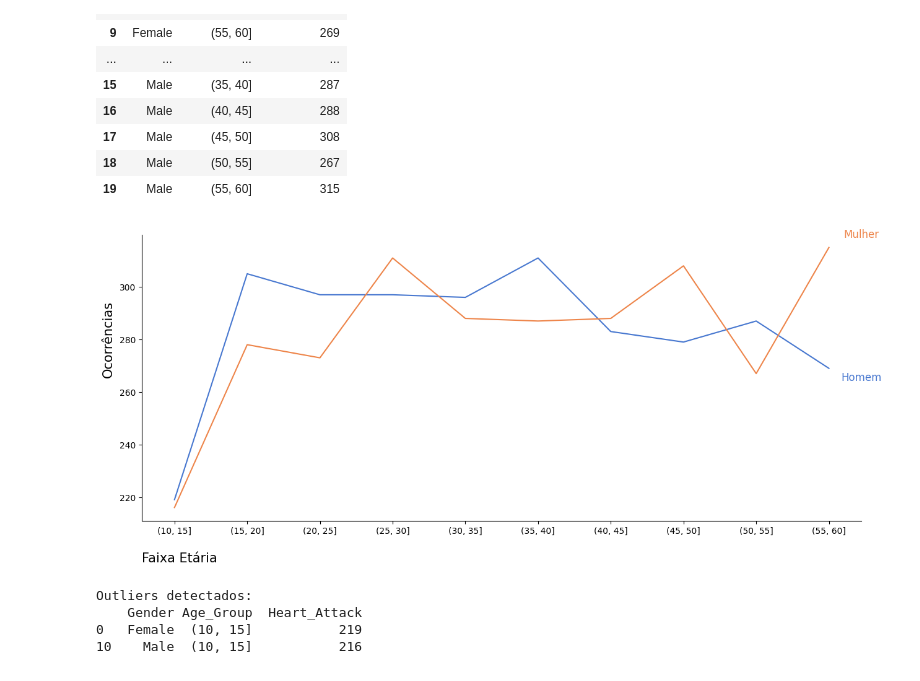
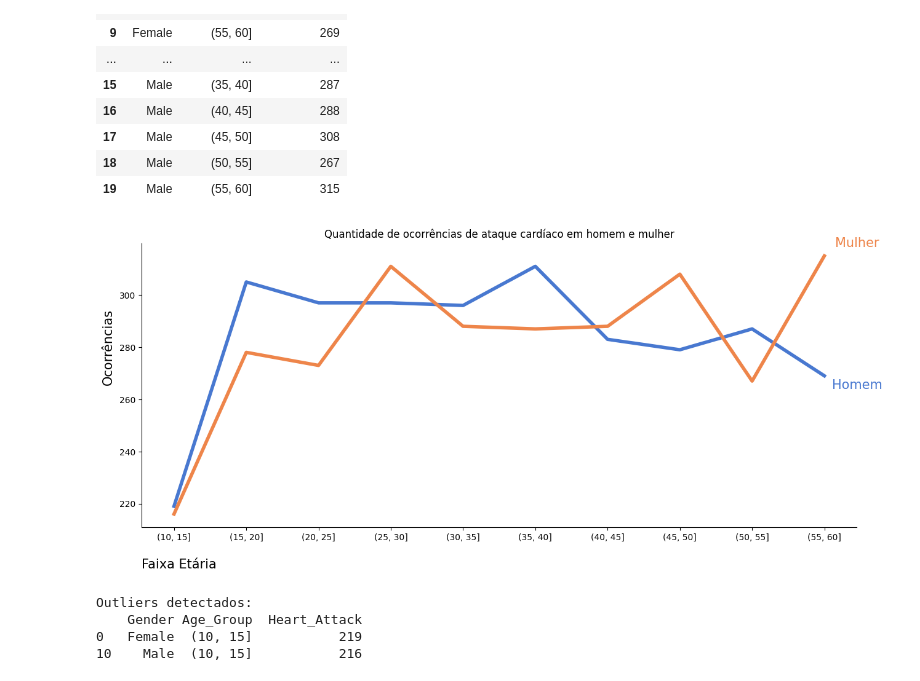
Before and after one commit to Gui-Leao/Heart-Attack-Prediction, a Jupyter notebook: EDA.ipynb, the cells around one changed output. Drawn from its saved outputs; the diff is of its cells as text; code cells hidden in the pictures.

```diff
--- a/EDA.ipynb
+++ b/EDA.ipynb
@@ -192,26 +196,24 @@ df_occurrences_by_age_and_gender
 | 18 | Male | (50, 55] | 267 |
 | 19 | Male | (55, 60] | 315 |
 # %%
-# Escolhendo essa paleta de cores
-sns.set_palette("muted")
-
 # Construindo o gráfico
 plt.figure(figsize=(15, 6))
 
-ax = sns.lineplot(y='Heart_Attack',x='Age_Group',hue='Gender',data=df_occurrences_by_age_and_gender)
+ax = sns.lineplot(y='Heart_Attack',x='Age_Group',hue='Gender',data=df_occurrences_by_age_and_gender,linewidth=4)
 ax.set_ylabel('Ocorrências', fontsize=15,labelpad = 20, verticalalignment='top', horizontalalignment='left')
 ax.set_xlabel('Faixa Etária', fontsize=15,labelpad = 20,loc='left')
+ax.set_title('Quantidade de ocorrências de ataque cardíaco em homem e mulher')
 
 # Removendo linhas de grade para maior clareza
 ax.spines['top'].set_visible(False)
 ax.spines['right'].set_visible(False)
 
 ax.legend().set_visible(False)
-ax.text(1, 1, "Mulher", ha='center', va='center', transform=ax.transAxes, fontsize=12, color='#EE854A')
-ax.text(1, 0.5, "Homem", ha='center', va='center', transform=ax.transAxes, fontsize=12, color ='#4878D0')
+ax.text(1, 1, "Mulher", ha='center', va='center', transform=ax.transAxes, fontsize=15, color='#EE854A')
+ax.text(1, 0.5, "Homem", ha='center', va='center', transform=ax.transAxes, fontsize=15, color ='#4878D0')
 plt.show()
 # %% [output]
-[figure, old version]
+[figure, new version]
 # %%
 z_scores = stats.zscore(df_occurrences_by_age_and_gender['Heart_Attack'])
 
```
Also changed, not shown: parts of 18 cells of this notebook.
